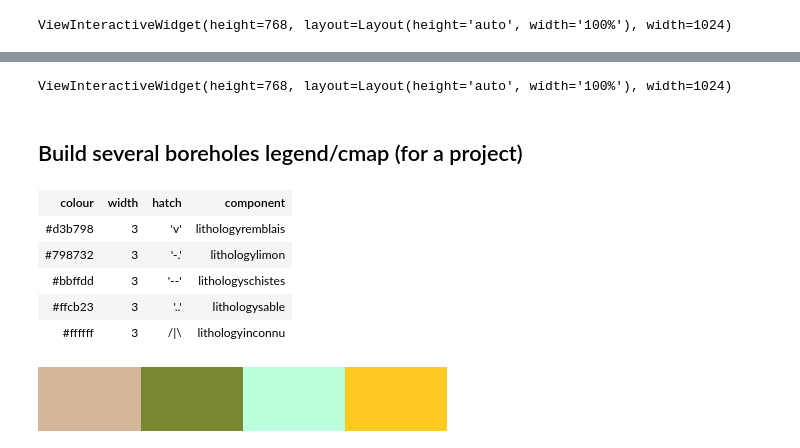
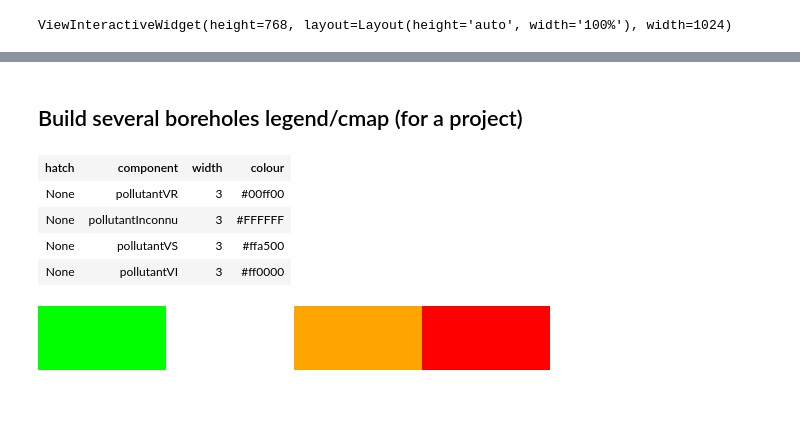
Before and after one commit to kaufmanno/GSDMA, a Jupyter notebook: playground/TFE_test/Samples_representation.ipynb, the cells around one changed output, grey strips where cells are left out. Cells and saved outputs as stored; diff of their text form; code cells hidden in the pictures; blank space fills up the shorter version.

```diff
--- a/playground/TFE_test/Samples_representation.ipynb
+++ b/playground/TFE_test/Samples_representation.ipynb
@@ -183,23 +167,20 @@ bh3d_list[1].log_plot(repr_attribute=attrib[1])
-# %%
-bh3d_list[0].plot3d(repr_attribute=attrib[1])
-# %% [output]
-ViewInteractiveWidget(height=768, layout=Layout(height='auto', width='100%'), width=1024)
 # %% [markdown]
 ## Build several boreholes legend/cmap (for a project)
 # %%
 synth_leg_dict, detail_leg_dict = build_bh3d_legend_cmap(bh3d_list, legend_dict=leg_dict,
                                                          repr_attrib_list=['lithology', 'pollutant'],
                                                          compute_all=True,)# verbose=True)
+# %%
+a = 1
 # %%
-synth_leg_dict[attrib[0]]['legend']
+synth_leg_dict[attrib[a]]['legend']
 # %% [output]
-| colour | width | hatch | component |
-| #d3b798 | 3 | 'v' | lithologyremblais |
-| #798732 | 3 | '-.' | lithologylimon |
-| #bbffdd | 3 | '--' | lithologyschistes |
-| #ffcb23 | 3 | '..' | lithologysable |
-| #ffffff | 3 | /|\ | lithologyinconnu |
+| hatch | component | width | colour |
+| None | pollutantVR | 3 | #00ff00 |
+| None | pollutantInconnu | 3 | #FFFFFF |
+| None | pollutantVS | 3 | #ffa500 |
+| None | pollutantVI | 3 | #ff0000 |
 # %%
-synth_leg_dict[attrib[0]]['cmap']
+synth_leg_dict[attrib[a]]['cmap']
 # %% [output]
-[figure, old version]
+[figure, new version]
```
Also changed, not shown: parts of 21 cells of this notebook, 5 other files.
